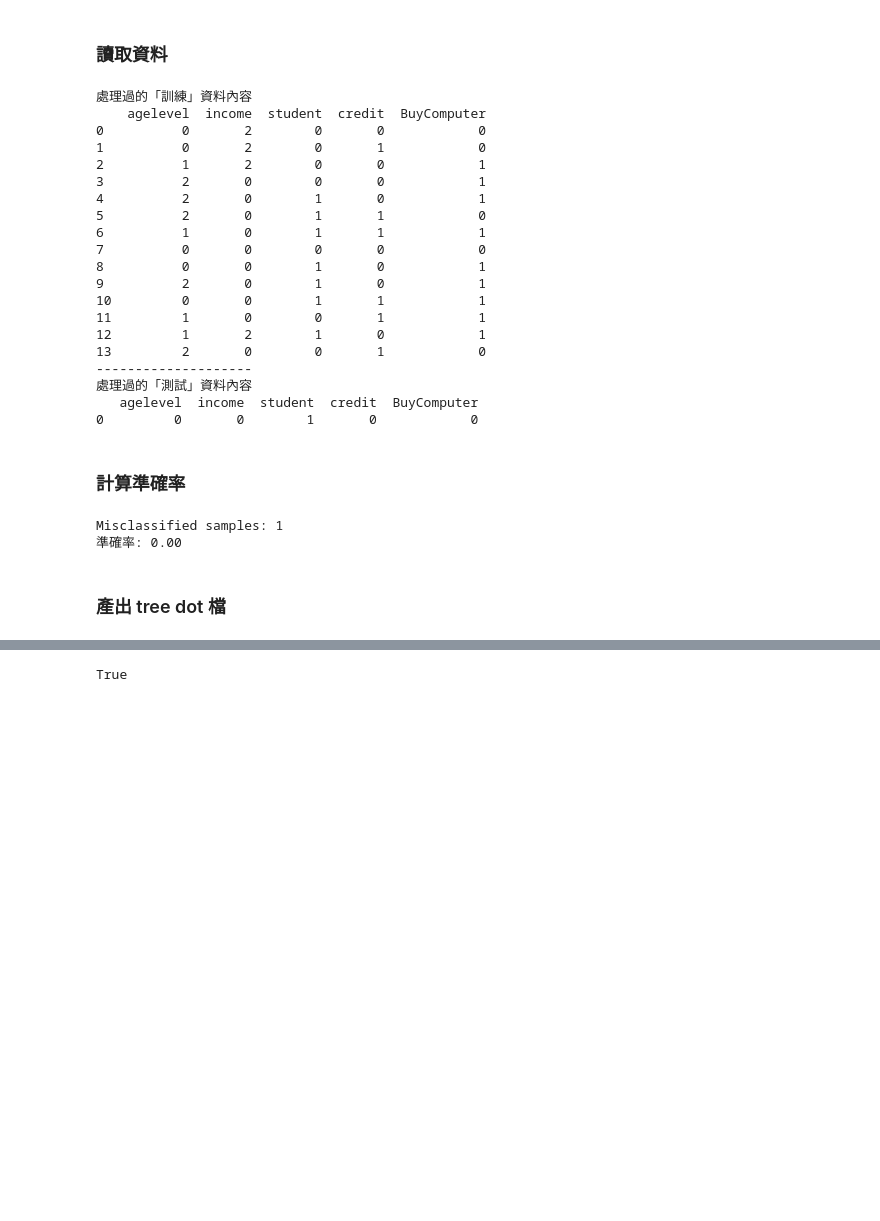
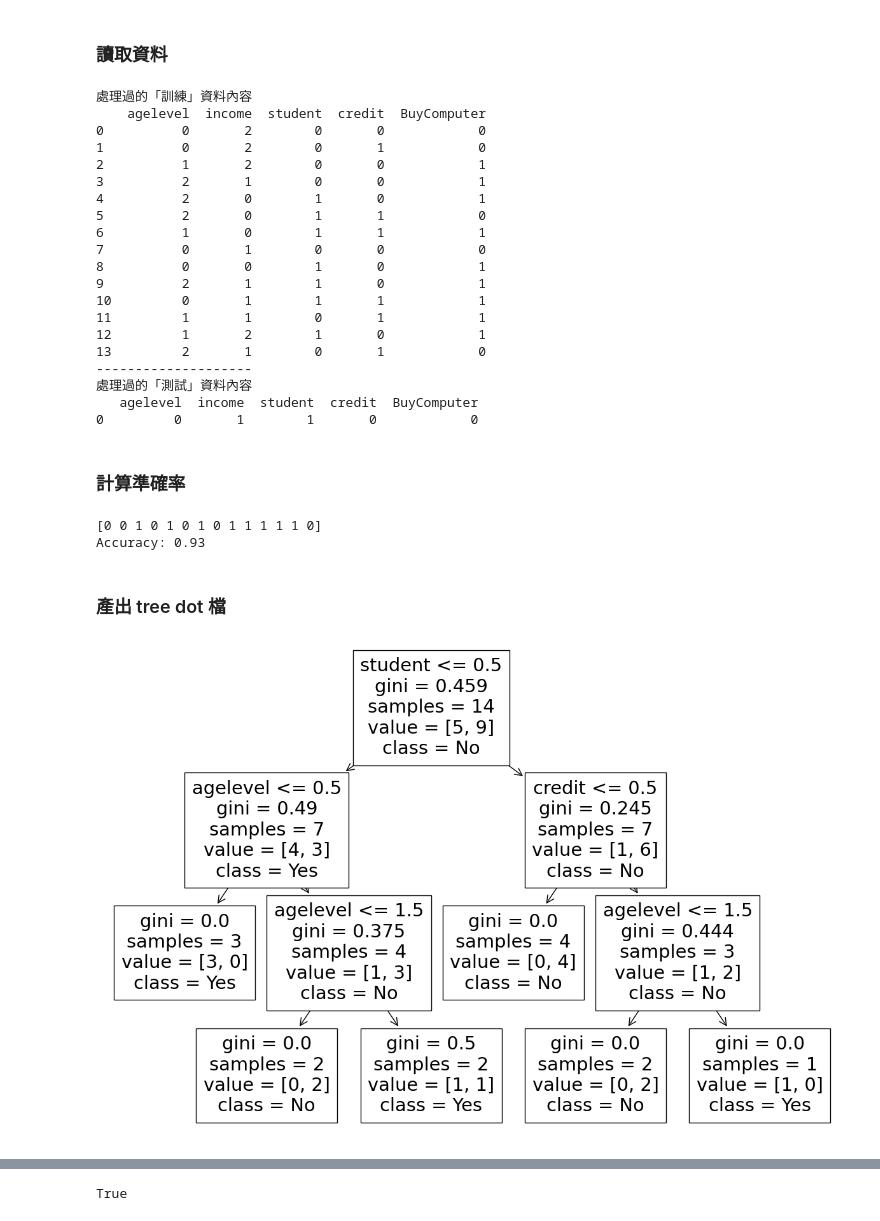
Before and after one commit to LEECHIENKUAN/taiwantech_datamining, a Jupyter notebook: homework/20221004/buycomputer_decision_tree.ipynb, the cells around one changed output, grey strips where cells are left out. Cells and saved outputs as stored; diff of their text form; code cells hidden in the pictures; blank space fills up the shorter version.

```diff
--- a/homework/20221004/buycomputer_decision_tree.ipynb
+++ b/homework/20221004/buycomputer_decision_tree.ipynb
@@ -25,9 +28,9 @@ def read_dataset(fname):
     # data = pd.read_csv(fname, index_col=0)
     data = pd.read_csv(fname)
     # 處理 agelevel 數據, youth : 0, middle : 1, senior : 2
-    data['agelevel'] = np.where(data['agelevel'] == 'senior', 2 , np.where(data['agelevel'] == 'middle', 1 , 0) )
+    data['agelevel'] = np.where(data['agelevel'] == 'senior', 2, np.where(data['agelevel'] == 'middle', 1, 0) )
     # 處理 income 數據, low : 0, medium : 1, high : 2
-    data['income'] = np.where(data['income'] == 'high', 2 , np.where(data['income'] == 'middle', 1 , 0) )
+    data['income'] = np.where(data['income'] == 'high', 2, np.where(data['income'] == 'medium', 1, 0) )
     # 處理 student 數據, yes : 0, no : 1
     data['student'] = (data['student'] == 'yes').astype('int')
     # 處理 credit 數據, fair : 0, excellent : 1
@@ -39,8 +42,10 @@ def read_dataset(fname):
 
 # 訓練資料
 buycomputer_train = read_dataset('./buyComputer.csv')
-x_buycomputer_train = buycomputer_train.drop(['BuyComputer'], axis=1).values
-y_buycomputer_train = buycomputer_train['BuyComputer'].values
+# buycomputer_data = buycomputer_train[['agelevel', 'income', 'student', 'credit']].astype('int')
+# buycomputer_target = buycomputer_train['BuyComputer'].astype('int')
+buycomputer_data = buycomputer_train.drop(['BuyComputer'], axis=1).values
+buycomputer_target = buycomputer_train['BuyComputer'].values
 
 print("處理過的「訓練」資料內容")
 print(buycomputer_train)
@@ -48,8 +53,8 @@ print(buycomputer_train)
 print("--------------------")
 #測試資料
 buycomputer_test = read_dataset('./buyComputer_test.csv')
-x_buycomputer_test = buycomputer_test.drop(['BuyComputer'], axis=1).values
-y_buycomputer_test = buycomputer_test['BuyComputer'].values
+test_data = buycomputer_test.drop(['BuyComputer'], axis=1).values
+test_target = buycomputer_test['BuyComputer'].values
 print("處理過的「測試」資料內容")
 print(buycomputer_test)
 # %% [output]
@@ -58,46 +63,58 @@ print(buycomputer_test)
 0          0       2        0       0            0
 1          0       2        0       1            0
 2          1       2        0       0            1
-3          2       0        0       0            1
+3          2       1        0       0            1
 4          2       0        1       0            1
 5          2       0        1       1            0
 6          1       0        1       1            1
-7          0       0        0       0            0
+7          0       1        0       0            0
 8          0       0        1       0            1
-9          2       0        1       0            1
-10         0       0        1       1            1
-11         1       0        0       1            1
+9          2       1        1       0            1
+10         0       1        1       1            1
+11         1       1        0       1            1
 12         1       2        1       0            1
-13         2       0        0       1            0
+13         2       1        0       1            0
 --------------------
 處理過的「測試」資料內容
    agelevel  income  student  credit  BuyComputer
-0         0       0        1       0            0
+0         0       1        1       0            0
 # %% [markdown]
 ### 計算準確率
-# %%
-#預測準確率
-# from sklearn.linear_model import Perceptron
-
-ppn = Perceptron(max_iter=40, eta0=0.1, random_state=0)
-ppn.fit(x_buycomputer_train, y_buycomputer_train)
-y_pred = ppn.predict(x_buycomputer_test)
-print('Misclassified samples: %d' % (y_buycomputer_test != y_pred).sum())
-print('準確率: %.2f' % accuracy_score(y_buycomputer_test, y_pred))
-# %% [output]
-Misclassified samples: 1
-準確率: 0.00
+# %%
+#計算準確率
+# from sklearn.linear_model import Perceptron
+
+decisionTree = DecisionTreeClassifier(criterion = 'gini', max_depth=3)
+decisionTree.fit(buycomputer_data, buycomputer_target)
+y_pred = decisionTree.predict(buycomputer_data)
+# print(y_pred)
+acc = metrics.accuracy_score(buycomputer_target, y_pred)
+
+print("Accuracy: {:.2f}".format(acc))
+# %% [output]
+[0 0 1 0 1 0 1 0 1 1 1 1 1 0]
+Accuracy: 0.93
 # %% [markdown]
 ### 產出 tree dot 檔
 # %%
 # from sklearn.tree import export_graphviz
 #產出 tree dot 檔
-tree = DecisionTreeClassifier(criterion='entropy', max_depth=4, random_state=0)
-tree.fit(x_buycomputer_train, y_buycomputer_train)
+# decisionTree = DecisionTreeClassifier(criterion='entropy', max_depth=2, random_state=0)
+# decisionTree.fit(buycomputer_data, buycomputer_target)
+
 feature_names = ['agelevel', 'income', 'student', 'credit']
 A = ['Yes', 'No']
-export_graphviz(tree,
+
+#直接劃出樹狀圖
+plt.figure(figsize=(15,10))
+plot_tree(decisionTree, feature_names=feature_names, class_names=A)
+plt.show()
+
+#產生dot檔
+export_graphviz(decisionTree,
                 out_file='buyComputer_tree.dot',
                 feature_names=feature_names, class_names=A)
+# %% [output]
+[figure, added]
 # %% [markdown]
 ### 以下方式可以透過程式碼直接輸出圖片
```
Also changed, not shown: parts of 5 cells of this notebook, 7 other files.
